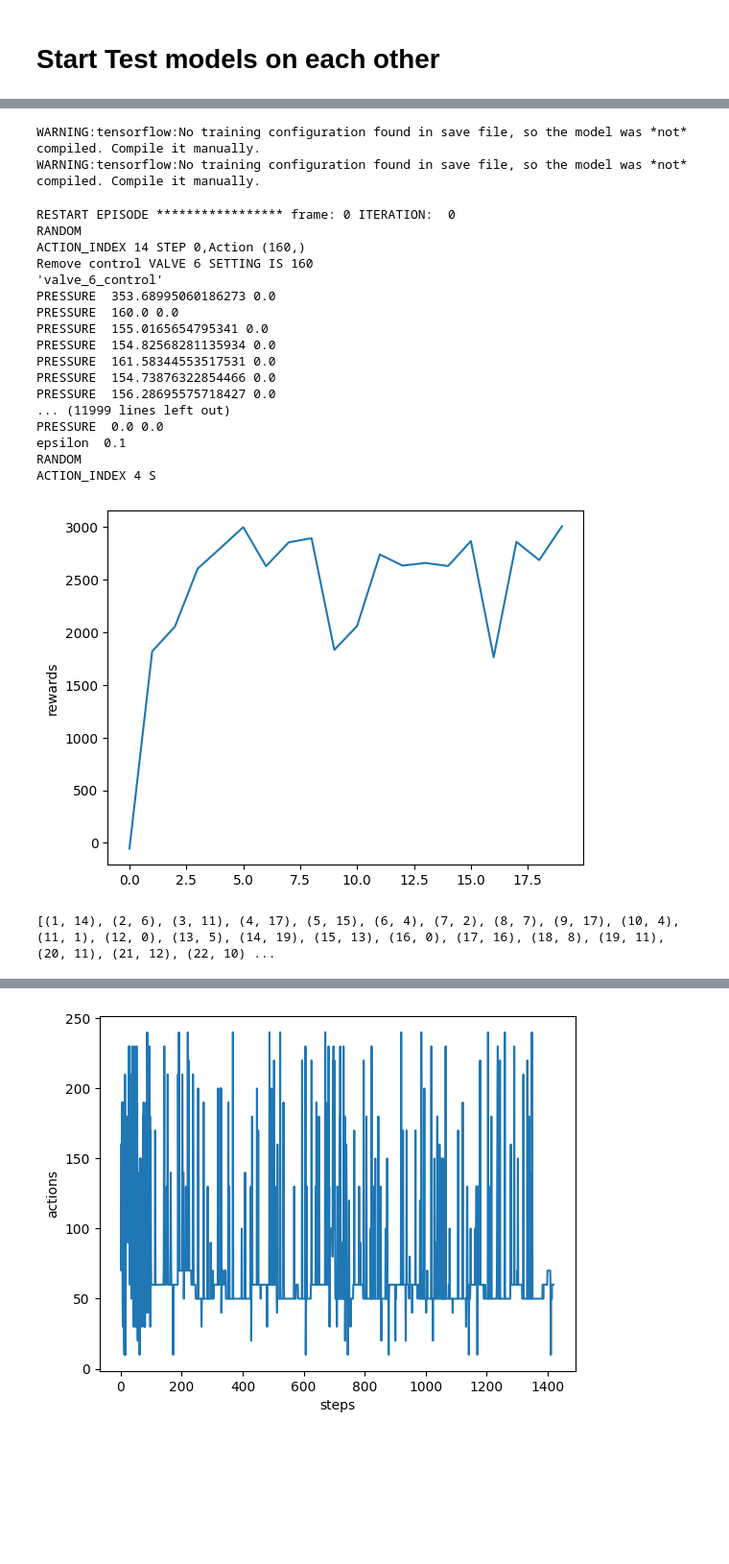
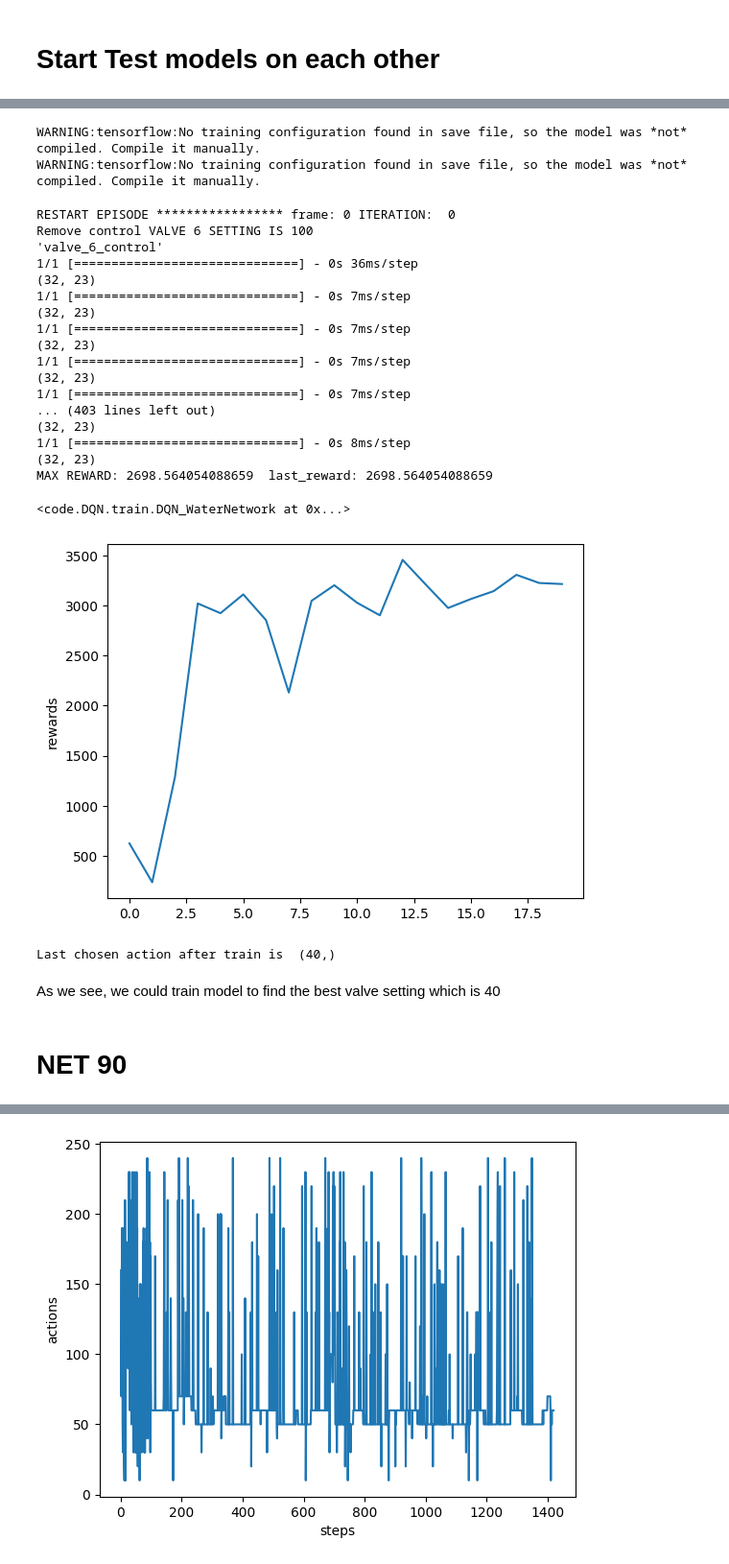
Before and after one commit to hoseinlook/WDN, a Jupyter notebook: project.ipynb, the cells around one changed output, grey strips where cells are left out. Shown at 96% size. Saved outputs shown, nothing was run; the diff lists cells and outputs as text; code cells hidden in the pictures; blank space fills up the shorter version.

```diff
--- a/project.ipynb
+++ b/project.ipynb
@@ -89,30 +97,38 @@ dqn_water.plot_chosen_action(show=True)
 # %%
-network_name="simple_net2"
+network_name="simple_nets/net_43"
 action_zone =DEFAULT_ACTION_ZONE
-dqn_water = DQN_WaterNetwork(network_name,action_zone,iterations=20,epsilon_max=0.1,epsilon_min=0.1,epsilon_random_frames=100,do_log=True,random_failure=0,reward_function_type=REWARD_FUNCTION_2)
-# dqn_water = DQN_WaterNetwork(network_name,iterations=500,do_log=False,action_zone=action_zone)
+dqn_water = DQN_WaterNetwork(network_name,action_zone,iterations=20,epsilon_max=0.1,epsilon_min=0.1,epsilon_random_frames=100,do_log=False,random_failure=0,reward_function_type=REWARD_FUNCTION_2)
 dqn_water.load_model(BASE_MODEL_PATH.joinpath("simple_net_randomness"))
 dqn_water.train()
-dqn_water.plot_rewards(show=True)
 # %% [output]
 WARNING:tensorflow:No training configuration found in save file, so the model was *not* compiled. Compile it manually.
 WARNING:tensorflow:No training configuration found in save file, so the model was *not* compiled. Compile it manually.
 RESTART EPISODE ***************** frame: 0 ITERATION:  0
-RANDOM
-ACTION_INDEX 14 STEP 0,Action (160,)
-Remove control VALVE 6 SETTING IS 160
+Remove control VALVE 6 SETTING IS 100
 'valve_6_control'
-PRESSURE  353.68995060186273 0.0
-PRESSURE  160.0 0.0
-PRESSURE  155.0165654795341 0.0
-PRESSURE  154.82568281135934 0.0
-PRESSURE  161.58344553517531 0.0
-PRESSURE  154.73876322854466 0.0
-PRESSURE  156.28695575718427 0.0
-... (11999 lines left out)
-PRESSURE  0.0 0.0
-epsilon  0.1
-RANDOM
-ACTION_INDEX 4 S
+1/1 [==============================] - 0s 36ms/step
+(32, 23)
+1/1 [==============================] - 0s 7ms/step
+(32, 23)
+1/1 [==============================] - 0s 7ms/step
+(32, 23)
+1/1 [==============================] - 0s 7ms/step
+(32, 23)
+1/1 [==============================] - 0s 7ms/step
+... (403 lines left out)
+(32, 23)
+1/1 [==============================] - 0s 8ms/step
+(32, 23)
+MAX REWARD: 2698.564054088659  last_reward: 2698.564054088659
-[figure, removed]
-[(1, 14), (2, 6), (3, 11), (4, 17), (5, 15), (6, 4), (7, 2), (8, 7), (9, 17), (10, 4), (11, 1), (12, 0), (13, 5), (14, 19), (15, 13), (16, 0), (17, 16), (18, 8), (19, 11), (20, 11), (21, 12), (22, 10) ...
+<code.DQN.train.DQN_WaterNetwork at 0x...>
+# %%
+chosen_actions = [dqn_water.env.actions_index[x] for i , x in dqn_water.step_action_history_all]
+dqn_water.plot_rewards(show=True)
+print("Last chosen action after train is ",chosen_actions[-1])
+# %% [output]
+[figure, added]
+Last chosen action after train is  (40,)
+# %% [markdown]
+As we see, we could train model to find the best valve setting which is 40
+# %% [markdown]
+# NET 90
```
Also changed, not shown: parts of 10 cells of this notebook, 3 other files.
